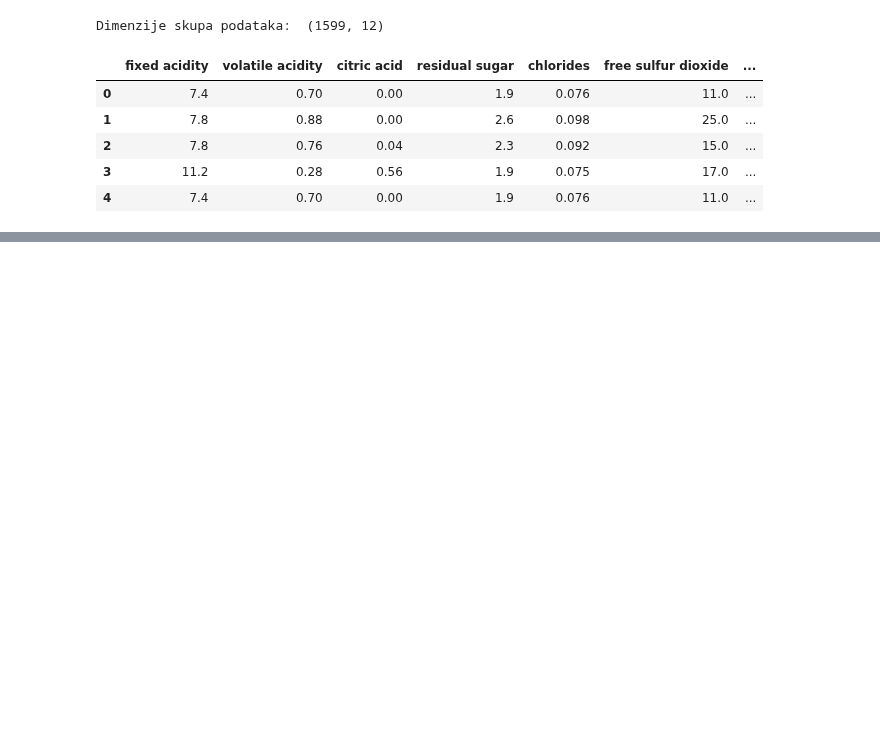
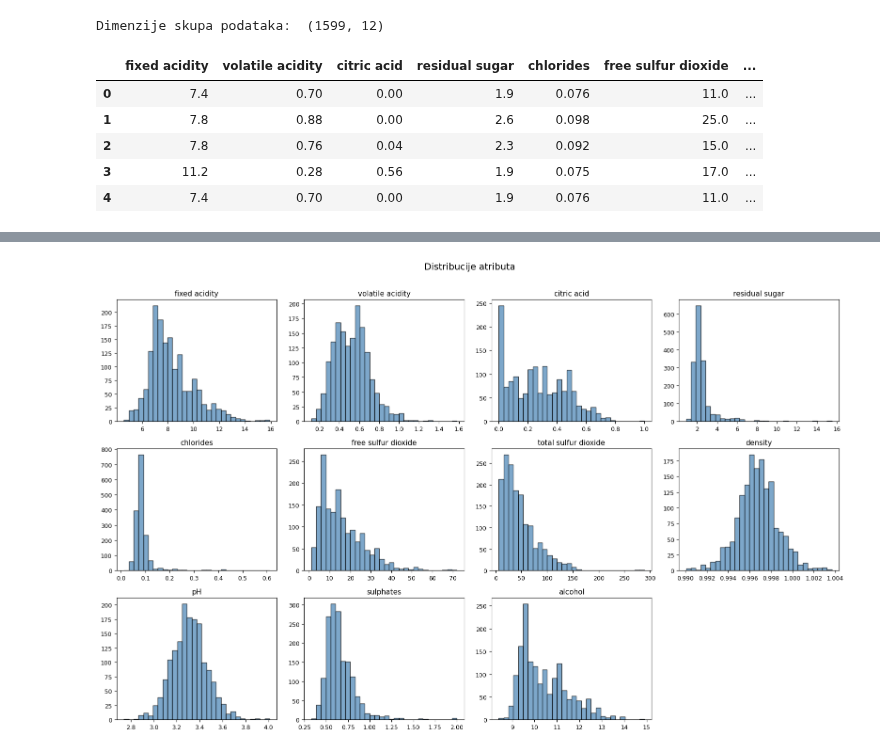
Before and after one commit to alxcek/mas-ai, a Jupyter notebook: data_preprocessing/seminar_paper_1/instance_selection.ipynb, the cells around one changed output, grey strips where cells are left out. Drawn from its saved outputs; the diff is of its cells as text; code cells hidden in the pictures; blank space fills up the shorter version.

```diff
--- a/data_preprocessing/seminar_paper_1/instance_selection.ipynb
+++ b/data_preprocessing/seminar_paper_1/instance_selection.ipynb
@@ -25,0 +184,17 @@ Dimenzije skupa podataka:  (1599, 12)
+# %%
+features = df.columns[:-2]
+
+fig, axes = plt.subplots(3, 4, figsize=(16, 10))
+axes = axes.flatten()
+
+for i, col in enumerate(features):
+    axes[i].hist(df[col], bins=30, color='steelblue', edgecolor='black', alpha=0.7)
+    axes[i].set_title(col, fontsize=11)
+    axes[i].tick_params(labelsize=9)
+
+axes[-1].set_visible(False)
+plt.suptitle('Distribucije atributa', fontsize=14, y=1.01)
+plt.tight_layout()
+plt.show()
+# %% [output]
+[figure, added]
```
Also changed, not shown: parts of 15 cells of this notebook.
